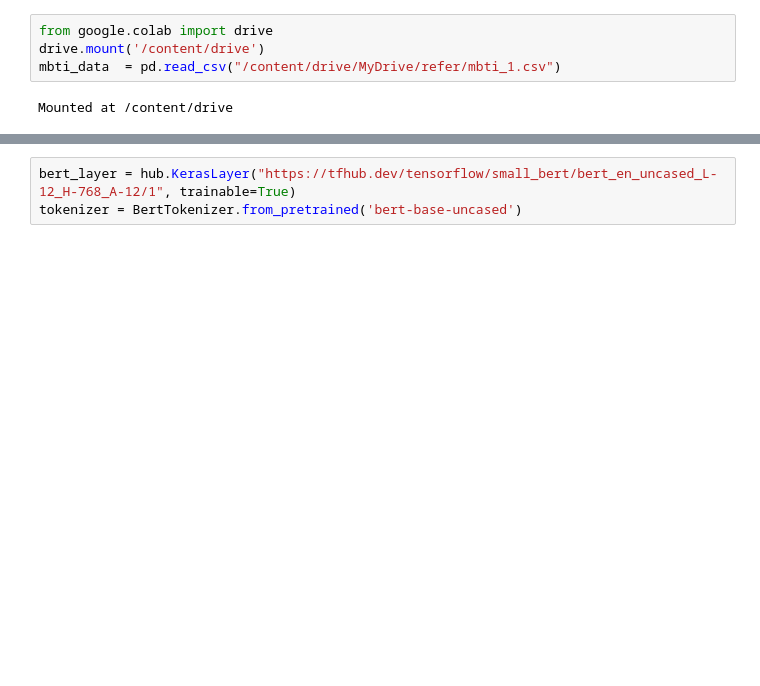
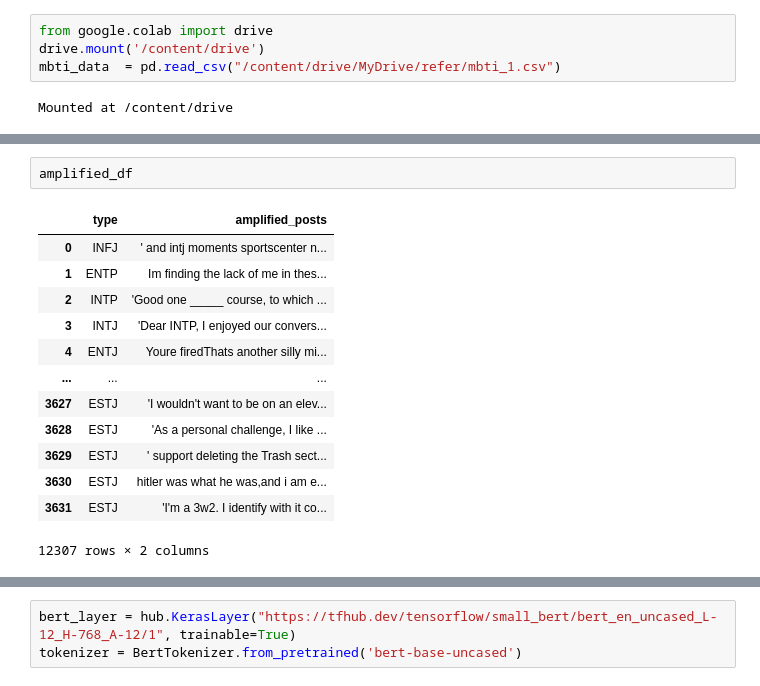
Before and after one commit to ljylyb289/test_colab, a Jupyter notebook: TF_text_classification.ipynb, the cells around one changed output, grey strips where cells are left out. Drawn from its saved outputs; the diff is of its cells as text; blank space fills up the shorter version.

```diff
--- a/TF_text_classification.ipynb
+++ b/TF_text_classification.ipynb
@@ -84,0 +182,16 @@ balanced_df = pd.concat(balanced_data)
+# %%
+amplified_df
+# %% [output]
+|  | type | amplified_posts |
+| 0 | INFJ | ' and intj moments sportscenter n... |
+| 1 | ENTP | Im finding the lack of me in thes... |
+| 2 | INTP | 'Good one _____ course, to which ... |
+| 3 | INTJ | 'Dear INTP, I enjoyed our convers... |
+| 4 | ENTJ | Youre firedThats another silly mi... |
+| ... | ... | ... |
+| 3627 | ESTJ | 'I wouldn't want to be on an elev... |
+| 3628 | ESTJ | 'As a personal challenge, I like ... |
+| 3629 | ESTJ | ' support deleting the Trash sect... |
+| 3630 | ESTJ | hitler was what he was,and i am e... |
+| 3631 | ESTJ | 'I'm a 3w2. I identify with it co... |
+12307 rows × 2 columns
```
Also changed, not shown: parts of 30 cells of this notebook.
